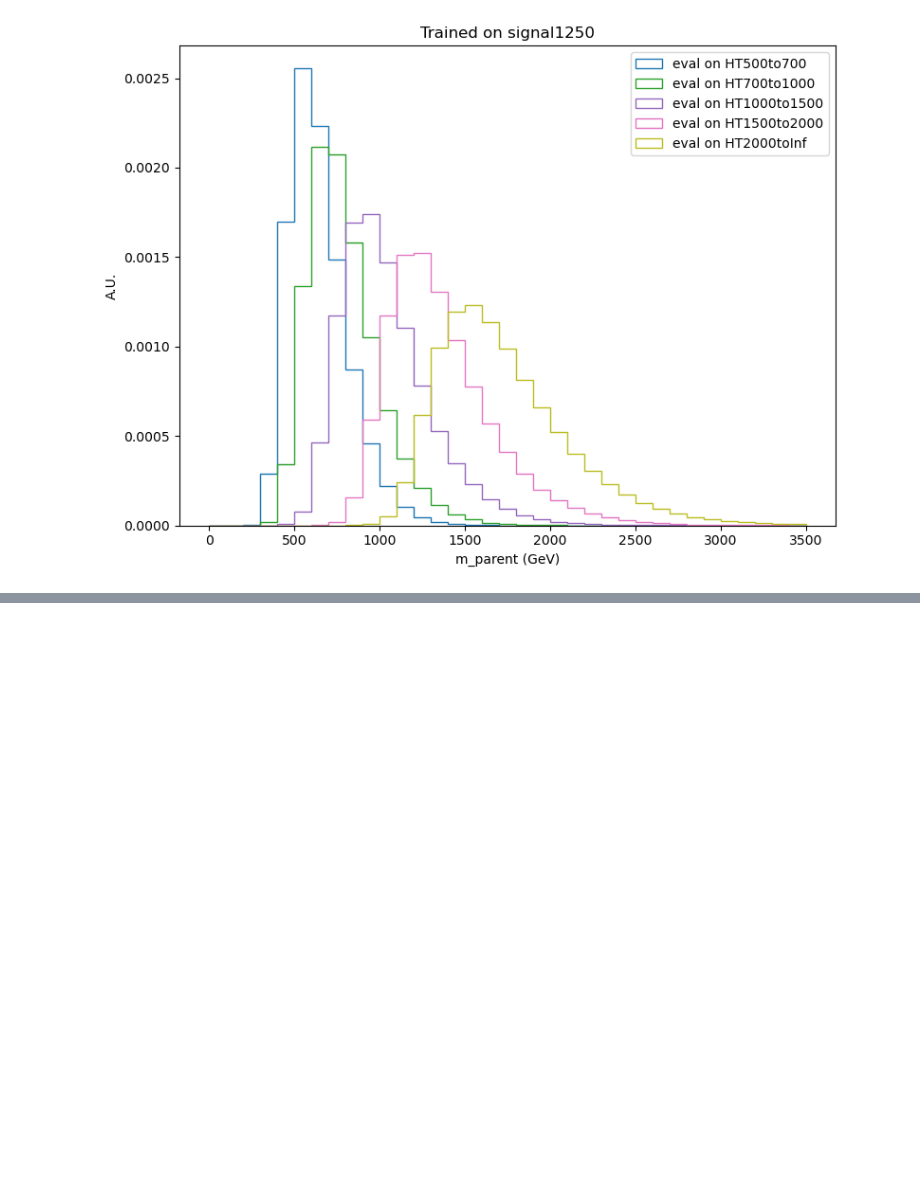
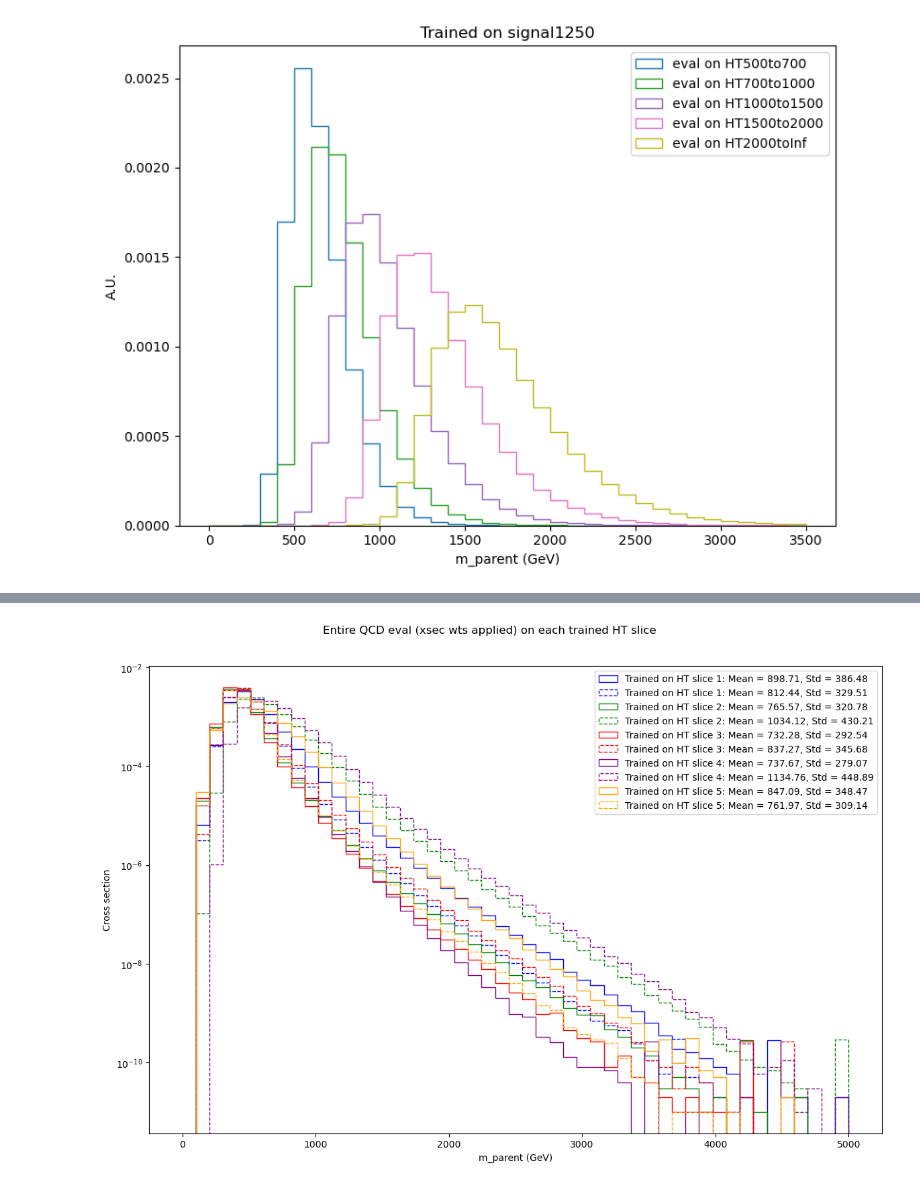
Before and after one commit to akanugan/unsupervised-search, a Jupyter notebook: plot_simple.ipynb, the cells around one changed output, grey strips where cells are left out. Drawn from its saved outputs; the diff is of its cells as text; code cells hidden in the pictures; blank space fills up the shorter version.

```diff
--- a/plot_simple.ipynb
+++ b/plot_simple.ipynb
@@ -511,3 +511,99 @@ plt.show()
 5
 <Figure size 800x600 with 0 Axes>
 [figure]
+# %%
+# Check the effect of multiple trainings
+import matplotlib.pyplot as plt
+import numpy as np
+import h5py
+import glob
+
+# get mass arr
+def get_mass(inputFile):
+    arr = inputFile
+    s = h5py.File(inputFile, "r")
+    smavg = np.array(s["pred_ptetaphim_max"][:,:,-1].mean(-1))
+    s.close()
+    return smavg
+
+directory = "evaluate/new_train2/"
+patterns = [
+    "training_2024.06.03.14.14.04",
+    "training_2024.06.06.12.33.25",
+    "training_2024.05.29.14.33.26",
+    "training_2024.06.03.15.06.53",
+    "training_2024.06.06.12.42.49",
+    "training_2024.05.29.14.42.51",
+    "training_2024.05.29.14.58.35",
+    "training_2024.05.29.13.59.11",
+    "training_2024.06.03.14.50.11",
+    "training_2024.05.29.14.16.55"
+]
+
+plots_info = []
+
+for pattern in patterns:
+    files = glob.glob(f"{directory}*{pattern}*.h5")
+    labels = [file.split('_')[4] for file in files]
+    plots_info.append((files, labels))
+
+for i, info in enumerate(plots_info, start=1):
+    print(f"plots_info{i}: {info}")
+
+
+
+x_sections = {'HT500to700': 29370,
+              'HT700to1000': 6524,
+              'HT1000to1500': 1064,
+              'HT1500to2000': 121.5,
+              'HT2000toInf': 25.42
+            }
+
+plt.figure(figsize=(12, 8))
+
+
+titles = [
+    'Trained on HT slice 1', 'Trained on HT slice 2', 'Trained on HT slice 3',
+    'Trained on HT slice 4', 'Trained on HT slice 5'
+]
+
+
+line_styles = ['-', '--']
+colors = ['blue', 'green', 'red', 'purple', 'orange', 'brown']
+
+for i in range(0, len(plots_info), 2):
+    files1, labels1 = plots_info[i]
+    files2, labels2 = plots_info[i + 1]
+
+    all_masses1, all_weights1 = [], []
+    all_masses2, all_weights2 = [], []
+
+    for file, label in zip(files1, labels1):
+        masses = get_mass(file)
+        weight = np.full_like(masses, x_sections[label] / len(masses))
+        all_masses1.extend(masses)
+        all_weights1.extend(weight)
+
+    for file, label in zip(files2, labels2):
+        masses = get_mass(file)
+        weight = np.full_like(masses, x_sections[label] / len(masses))
+        all_masses2.extend(masses)
+        all_weights2.extend(weight)
+
+    mean1, std1 = np.mean(all_masses1), np.std(all_masses1)
+    mean2, std2 = np.mean(all_masses2), np.std(all_masses2)
+
+    color = colors[i // 2 % len(colors)]
+    plt.hist(all_masses1, bins=np.linspace(0, 5000, 50), weights=all_weights1, histtype='step', linestyle=line_styles[0], color=color,
+             label=f"{titles[i//2]}: Mean = {mean1:.2f}, Std = {std1:.2f}", density=True)
+    plt.hist(all_masses2, bins=np.linspace(0, 5000, 50), weights=all_weights2, histtype='step', linestyle=line_styles[1], color=color,
+             label=f"{titles[i//2]}: Mean = {mean2:.2f}, Std = {std2:.2f}", density=True)
+
+plt.suptitle('Entire QCD eval (xsec wts applied) on each trained HT slice', y=1.02)
+plt.legend()
+plt.xlabel('m_parent (GeV)')
+plt.ylabel('Cross section')
+plt.tight_layout()
+plt.yscale('log')
+plt.show()
+# %% [output]
@@ -513,0 +620 @@ plt.show()
+[figure, added]
```
Also changed, not shown: parts of 1 cell of this notebook, 4 other files.
